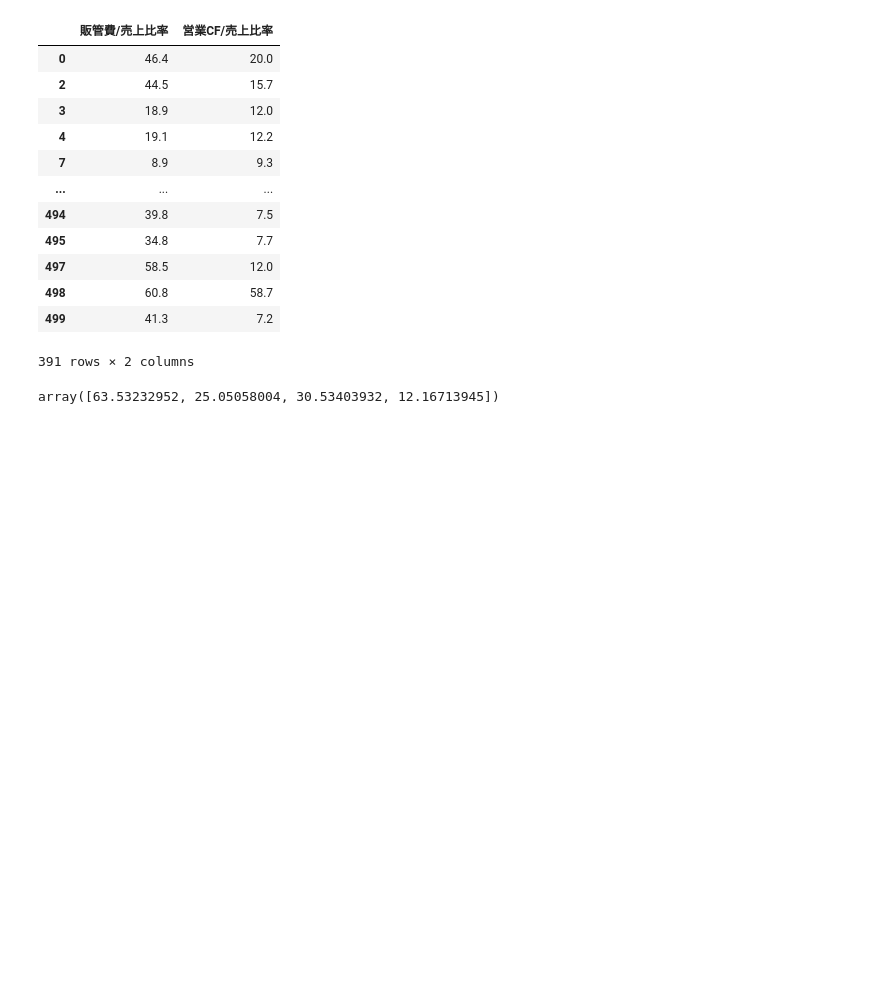
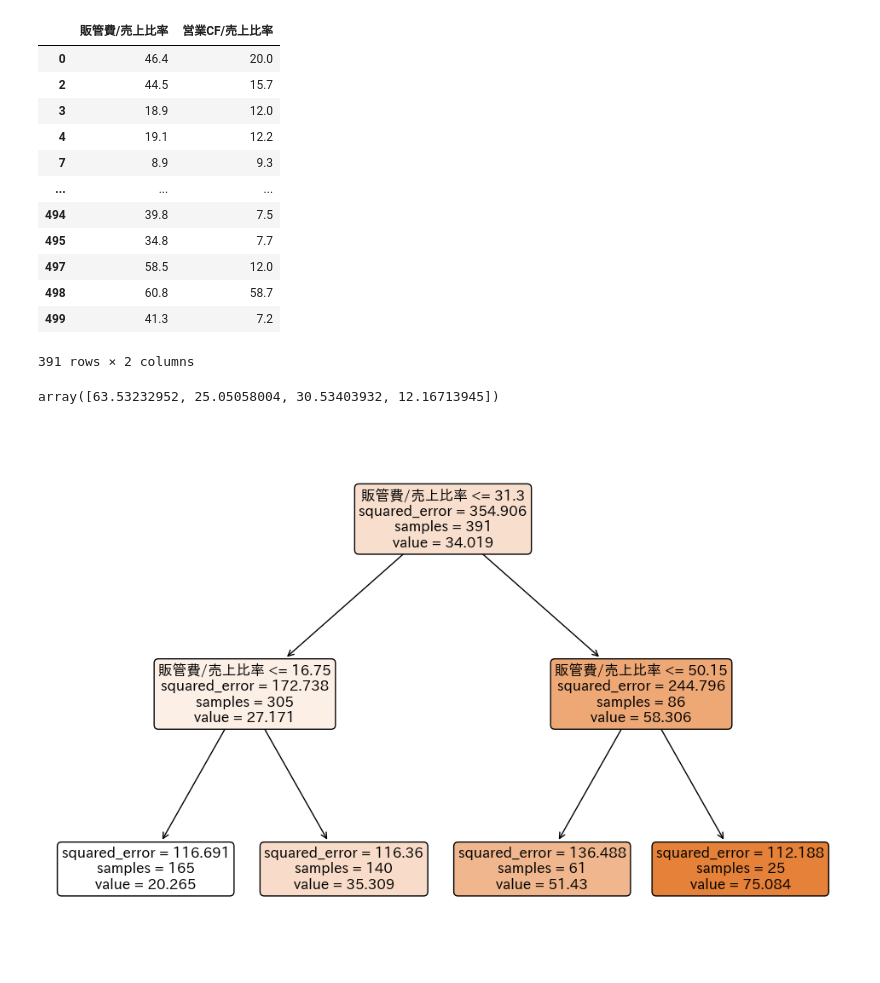
Before and after one commit to yoshi-fund/Predict-PBR, a Jupyter notebook: pbr/arari.ipynb, the cells around one changed output. Drawn from its saved outputs; the diff is of its cells as text; code cells hidden in the pictures; blank space fills up the shorter version.

Commit message:
add tree-arari

```diff
--- a/pbr/arari.ipynb
+++ b/pbr/arari.ipynb
@@ -211,3 +211,23 @@ lr_pred = lr_fit.predict(X_new_sc)
 lr_pred
 # %% [output]
 array([63.53232952, 25.05058004, 30.53403932, 12.16713945])
+# %%
+from sklearn.tree import DecisionTreeRegressor, plot_tree
+import matplotlib.pyplot as plt
+
+# モデル作成と学習
+dtree = DecisionTreeRegressor(max_depth=2)
+dtree.fit(X, y)
+
+# 回帰木の描画
+plt.figure(figsize=(12, 8))  # サイズ調整（横12インチ × 縦8インチなど）
+plot_tree(
+    dtree,
+    feature_names=X.columns,
+    filled=True,
+    rounded=True,
+    fontsize=12
+)
+plt.show()
+# %% [output]
+[figure, added]
```
